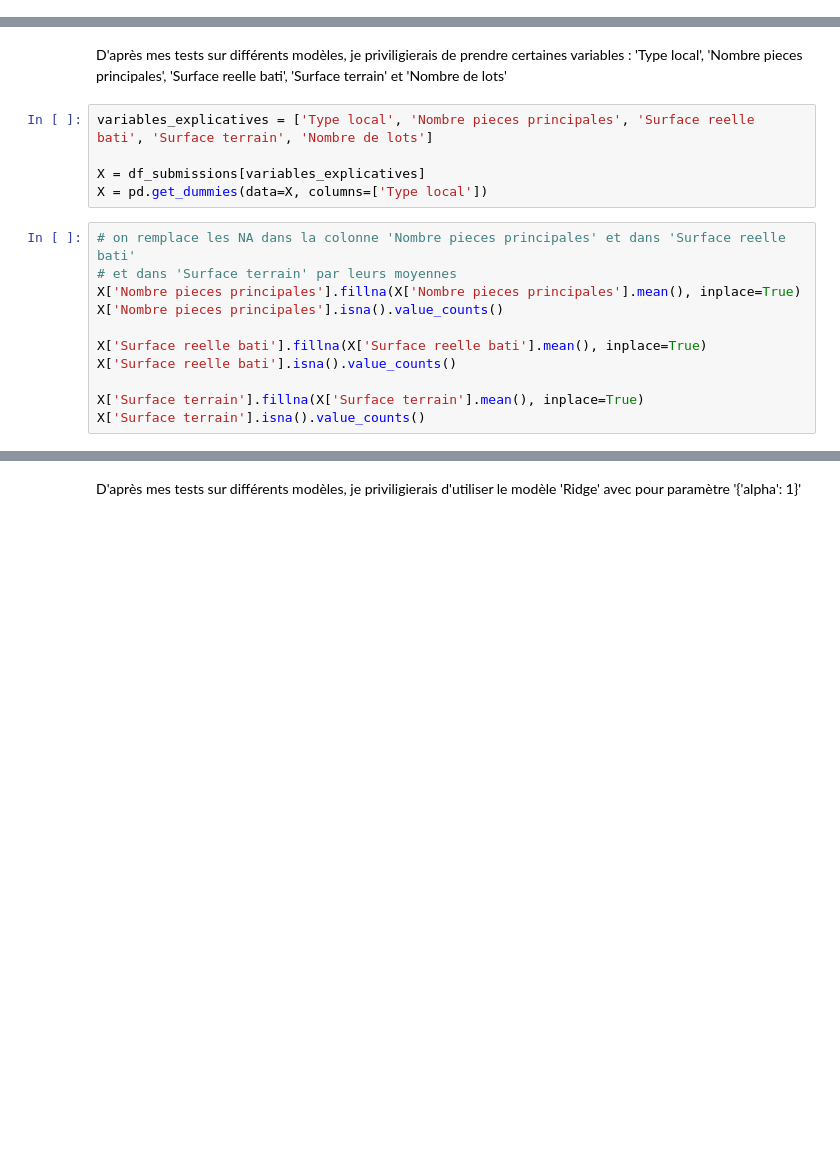
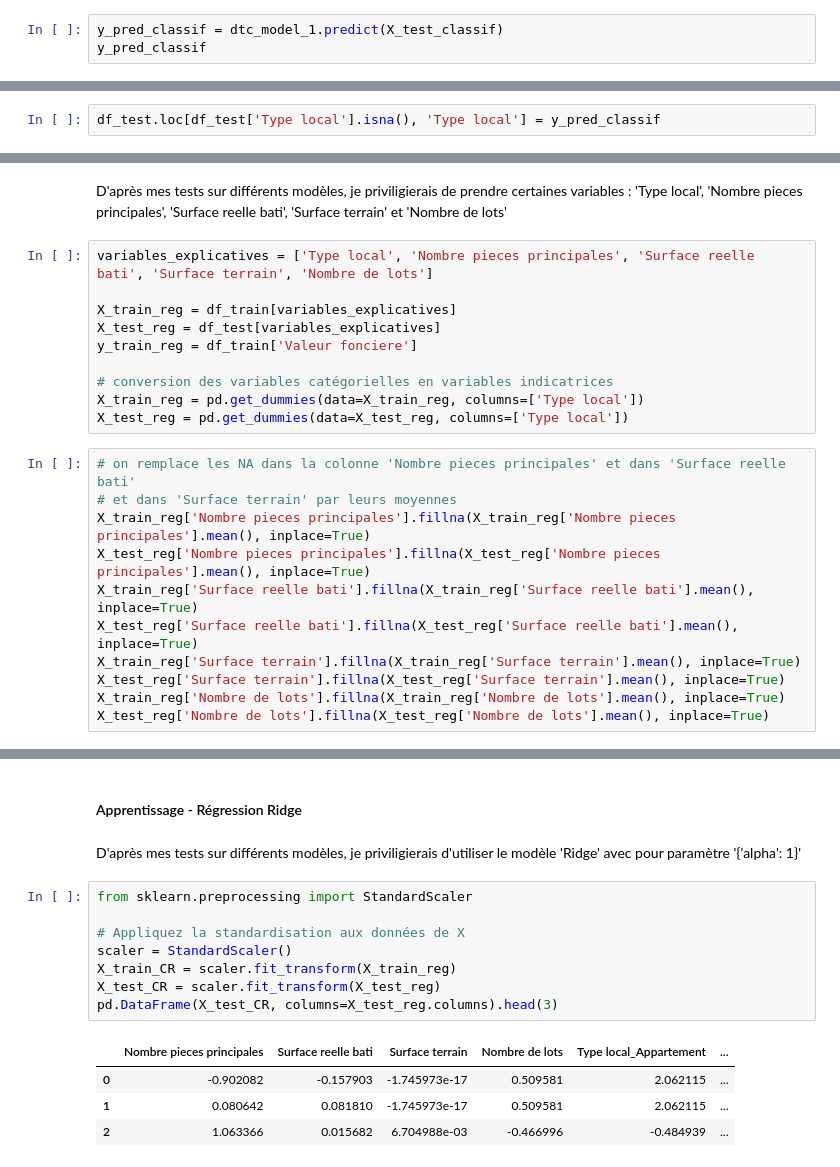
Before and after one commit to dounya-bourhani/ProjetPython, a Jupyter notebook: submission_kaggle.ipynb, the cells around one changed output, grey strips where cells are left out. Saved outputs shown, nothing was run; the diff lists cells and outputs as text; blank space fills up the shorter version.

Commit message:
prédictions des valeurs foncières faites

```diff
--- a/submission_kaggle.ipynb
+++ b/submission_kaggle.ipynb
@@ -13,0 +124,3 @@ df_submissions['Type local'].isna().sum()
+# %%
+y_pred_classif = dtc_model_1.predict(X_test_classif)
+y_pred_classif
@@ -13,0 +132,2 @@ df_submissions['Type local'].isna().sum()
+# %%
+df_test.loc[df_test['Type local'].isna(), 'Type local'] = y_pred_classif
@@ -18,17 +145,22 @@ D'après mes tests sur différents modèles, je priviligierais de prendre certai
 # %%
 variables_explicatives = ['Type local', 'Nombre pieces principales', 'Surface reelle bati', 'Surface terrain', 'Nombre de lots']
 
-X = df_submissions[variables_explicatives]
-X = pd.get_dummies(data=X, columns=['Type local'])
+X_train_reg = df_train[variables_explicatives]
+X_test_reg = df_test[variables_explicatives]
+y_train_reg = df_train['Valeur fonciere']
+
+# conversion des variables catégorielles en variables indicatrices
+X_train_reg = pd.get_dummies(data=X_train_reg, columns=['Type local'])
+X_test_reg = pd.get_dummies(data=X_test_reg, columns=['Type local'])
 # %%
 # on remplace les NA dans la colonne 'Nombre pieces principales' et dans 'Surface reelle bati'
 # et dans 'Surface terrain' par leurs moyennes
-X['Nombre pieces principales'].fillna(X['Nombre pieces principales'].mean(), inplace=True)
-X['Nombre pieces principales'].isna().value_counts()
-
-X['Surface reelle bati'].fillna(X['Surface reelle bati'].mean(), inplace=True)
-X['Surface reelle bati'].isna().value_counts()
-
-X['Surface terrain'].fillna(X['Surface terrain'].mean(), inplace=True)
-X['Surface terrain'].isna().value_counts()
+X_train_reg['Nombre pieces principales'].fillna(X_train_reg['Nombre pieces principales'].mean(), inplace=True)
+X_test_reg['Nombre pieces principales'].fillna(X_test_reg['Nombre pieces principales'].mean(), inplace=True)
+X_train_reg['Surface reelle bati'].fillna(X_train_reg['Surface reelle bati'].mean(), inplace=True)
+X_test_reg['Surface reelle bati'].fillna(X_test_reg['Surface reelle bati'].mean(), inplace=True)
+X_train_reg['Surface terrain'].fillna(X_train_reg['Surface terrain'].mean(), inplace=True)
+X_test_reg['Surface terrain'].fillna(X_test_reg['Surface terrain'].mean(), inplace=True)
+X_train_reg['Nombre de lots'].fillna(X_train_reg['Nombre de lots'].mean(), inplace=True)
+X_test_reg['Nombre de lots'].fillna(X_test_reg['Nombre de lots'].mean(), inplace=True)
 # %% [output]
@@ -45,2 +194,17 @@ NameError: name 'Y' is not defined
+# %% [markdown]
+#### Apprentissage - Régression Ridge
 # %% [markdown]
 D'après mes tests sur différents modèles, je priviligierais d'utiliser le modèle 'Ridge' avec pour paramètre '{'alpha': 1}'
+# %%
+from sklearn.preprocessing import StandardScaler
+
+# Appliquez la standardisation aux données de X
+scaler = StandardScaler()
+X_train_CR = scaler.fit_transform(X_train_reg)
+X_test_CR = scaler.fit_transform(X_test_reg)
+pd.DataFrame(X_test_CR, columns=X_test_reg.columns).head(3)
+# %% [output]
+|  | Nombre pieces principales | Surface reelle bati | Surface terrain | Nombre de lots | Type local_Appartement | ... |
+| 0 | -0.902082 | -0.157903 | -1.745973e-17 | 0.509581 | 2.062115 | ... |
+| 1 | 0.080642 | 0.081810 | -1.745973e-17 | 0.509581 | 2.062115 | ... |
+| 2 | 1.063366 | 0.015682 | 6.704988e-03 | -0.466996 | -0.484939 | ... |
```
Also changed, not shown: parts of 25 cells of this notebook, 2 other files.
